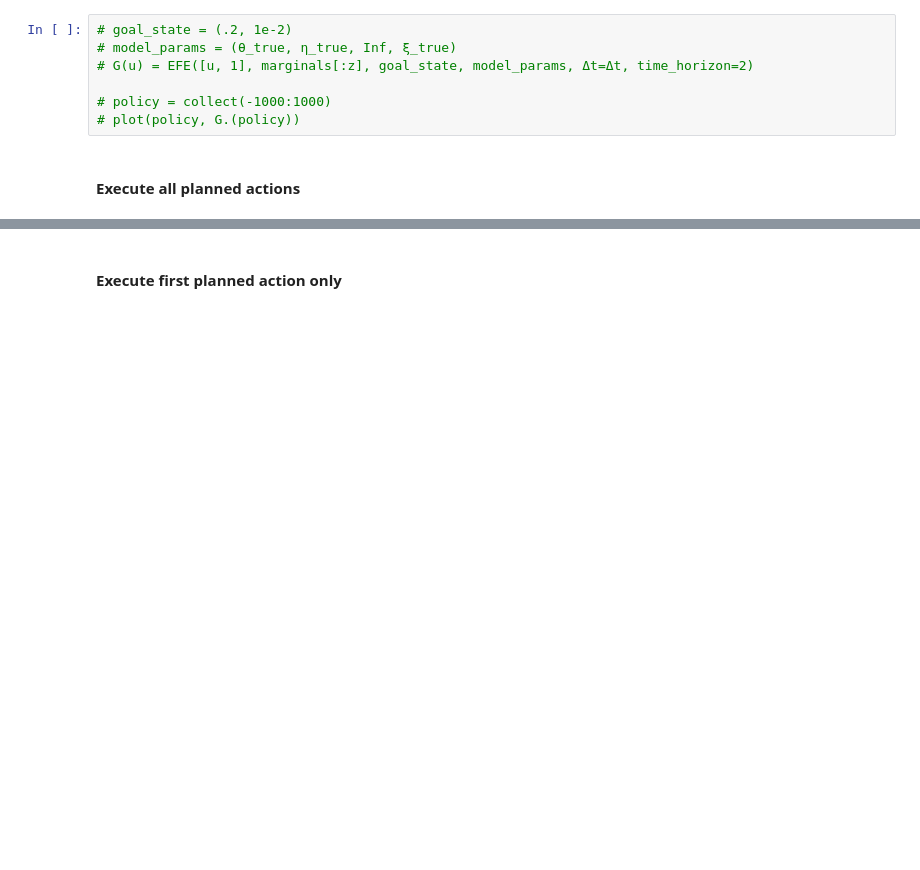
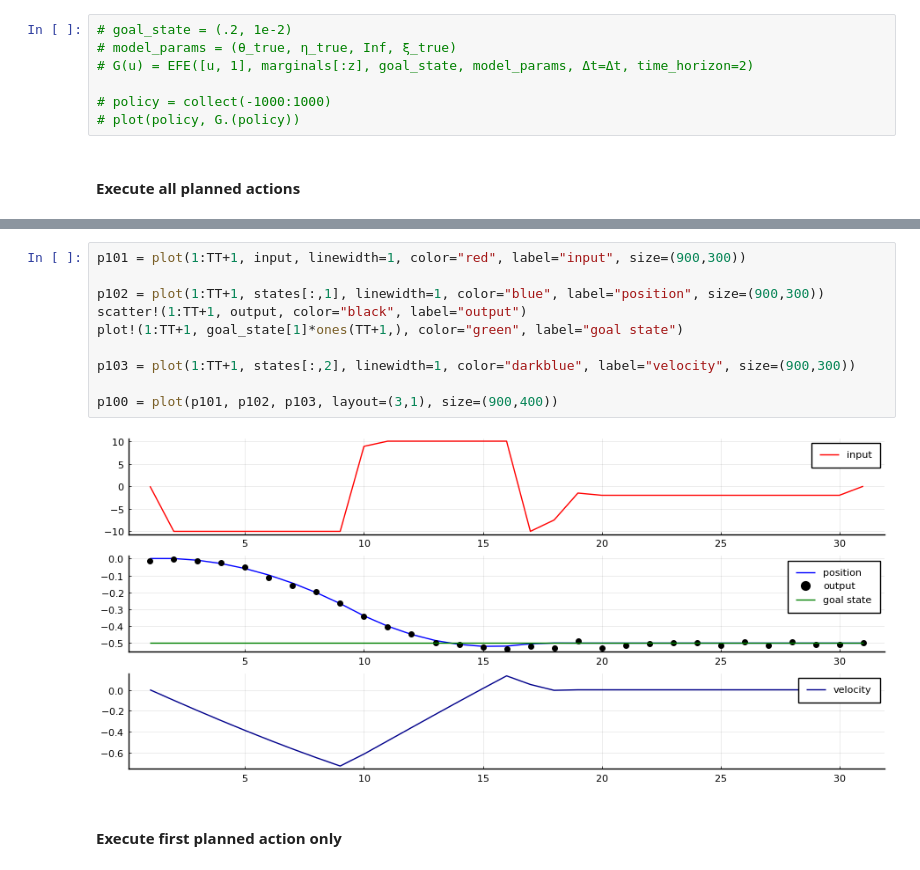
Before and after one commit to wmkouw/actinf-oscillator, a Jupyter notebook: demo_ActInf-GFX-oscillator.ipynb, the cells around one changed output, grey strips where cells are left out. Cells and saved outputs as stored; diff of their text form; blank space fills up the shorter version.

```diff
--- a/demo_ActInf-GFX-oscillator.ipynb
+++ b/demo_ActInf-GFX-oscillator.ipynb
@@ -704,3 +756,15 @@ p210 = plot(p211,p212,p213, layout=(3,1), size=(900,500))
+# %%
+p101 = plot(1:TT+1, input, linewidth=1, color="red", label="input", size=(900,300))
+
+p102 = plot(1:TT+1, states[:,1], linewidth=1, color="blue", label="position", size=(900,300))
+scatter!(1:TT+1, output, color="black", label="output")
+plot!(1:TT+1, goal_state[1]*ones(TT+1,), color="green", label="goal state")
+
+p103 = plot(1:TT+1, states[:,2], linewidth=1, color="darkblue", label="velocity", size=(900,300))
+
+p100 = plot(p101, p102, p103, layout=(3,1), size=(900,400))
+# %% [output]
+[figure, added]
 # %% [markdown]
 #### Execute first planned action only
 # %%
```
Also changed, not shown: parts of 17 cells of this notebook, 3 other files.
